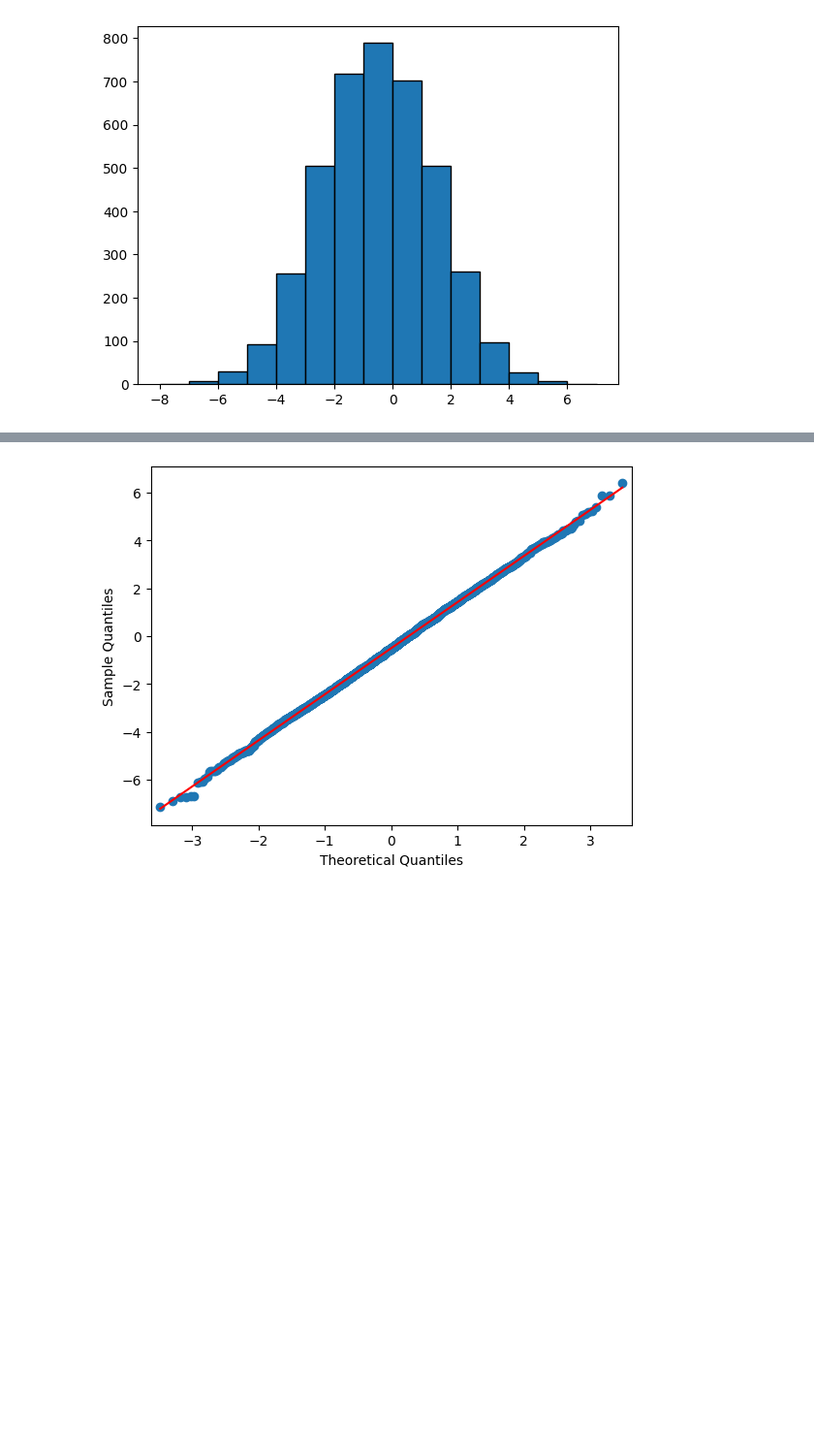
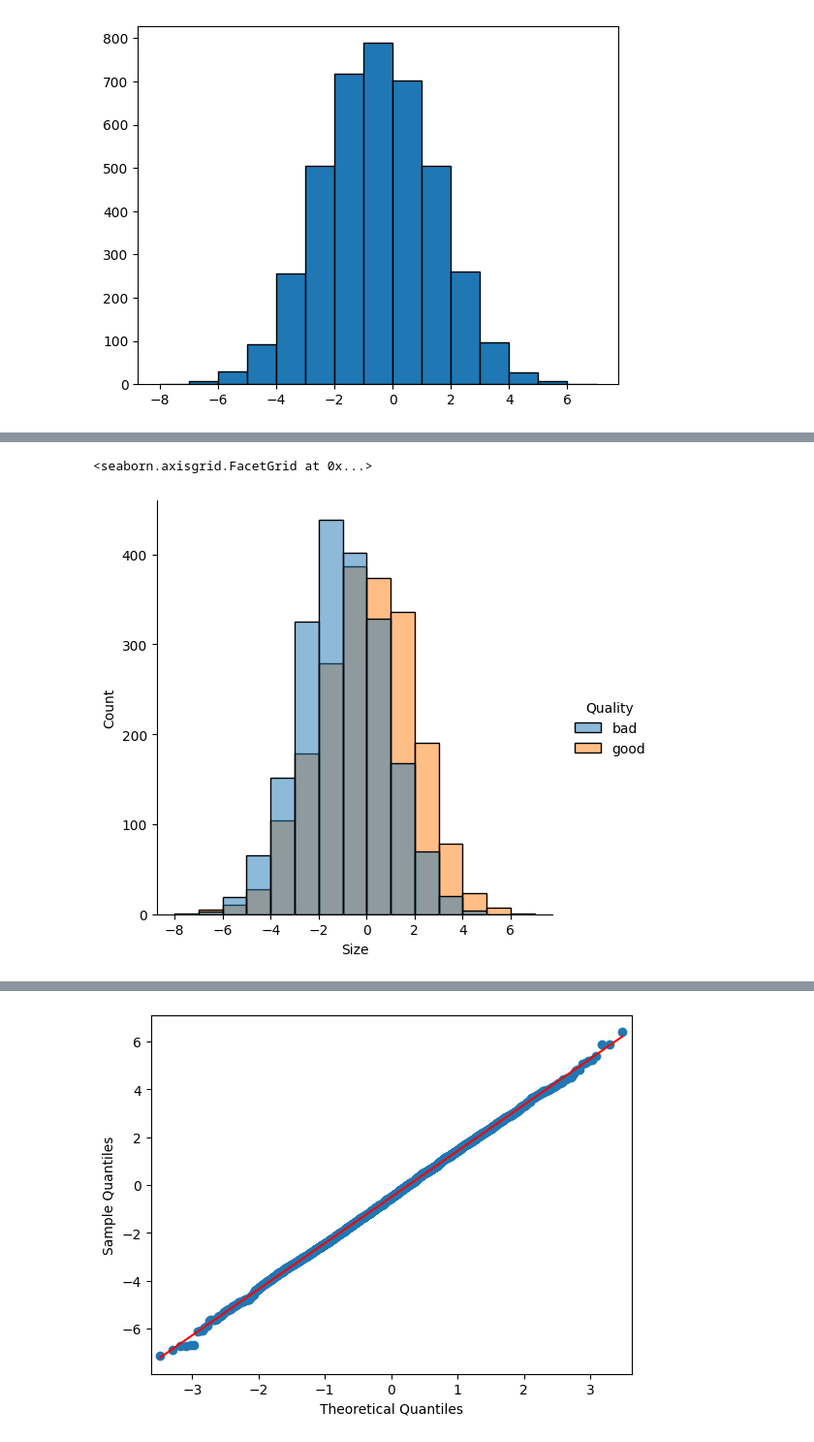
Before and after one commit to hchulvej/MachineLearning, a Jupyter notebook: Apples_dataset.ipynb, the cells around one changed output, grey strips where cells are left out. Shown: that part at 97% size. Drawn from its saved outputs; the diff is of its cells as text; code cells hidden in the pictures; blank space fills up the shorter version.

```diff
--- a/Apples_dataset.ipynb
+++ b/Apples_dataset.ipynb
@@ -195,0 +195,6 @@ plt.hist(apple_sizes, bins=bins, edgecolor='black')
+# %%
+# Vi kan opdele på gode og dårlige æbler
+sns.displot(df[['Size', 'Quality']], x='Size', bins=bins, hue='Quality')
+# %% [output]
+<seaborn.axisgrid.FacetGrid at 0x...>
+[figure, added]
```
Also changed, not shown: parts of 6 cells of this notebook.
